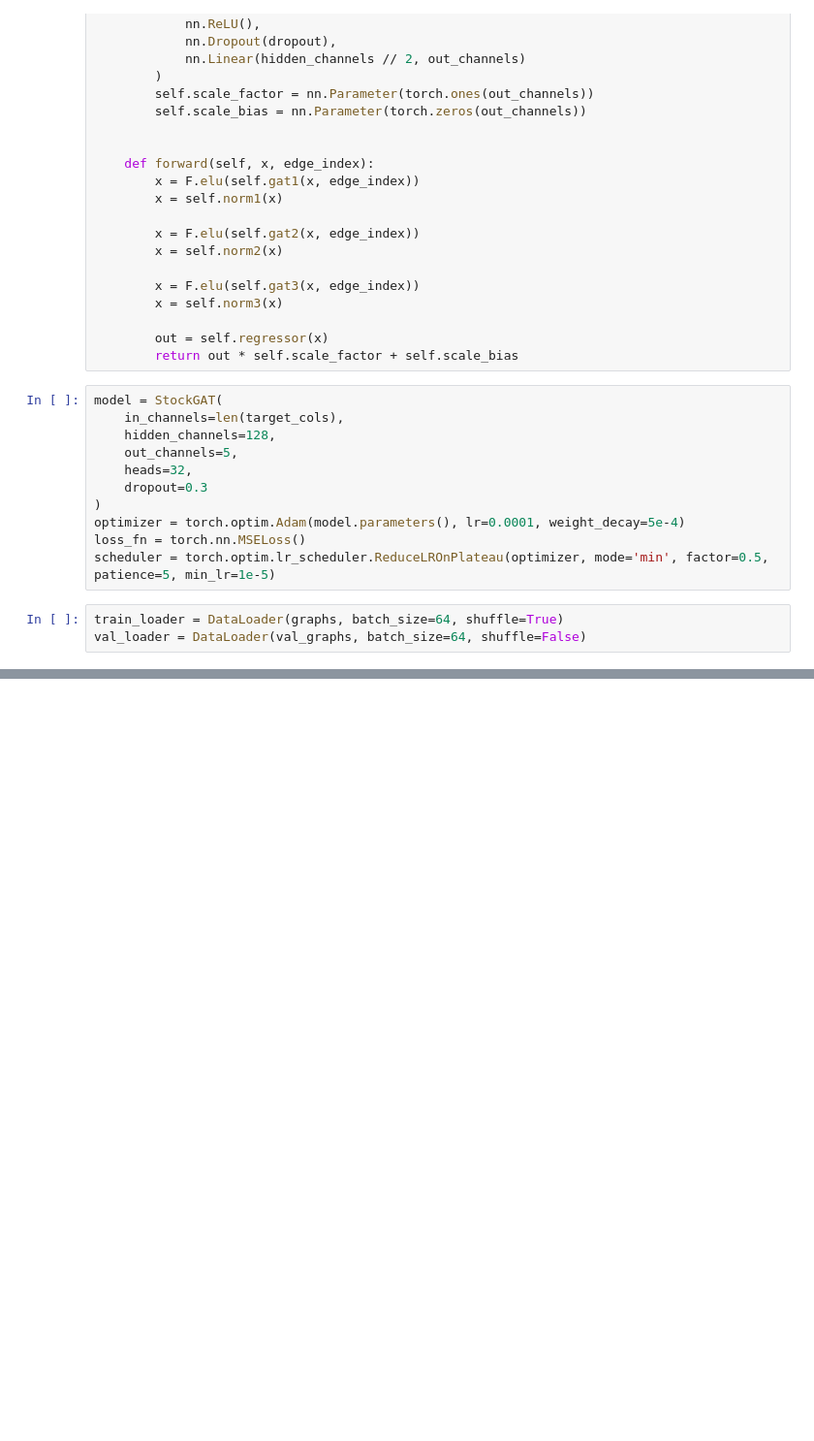
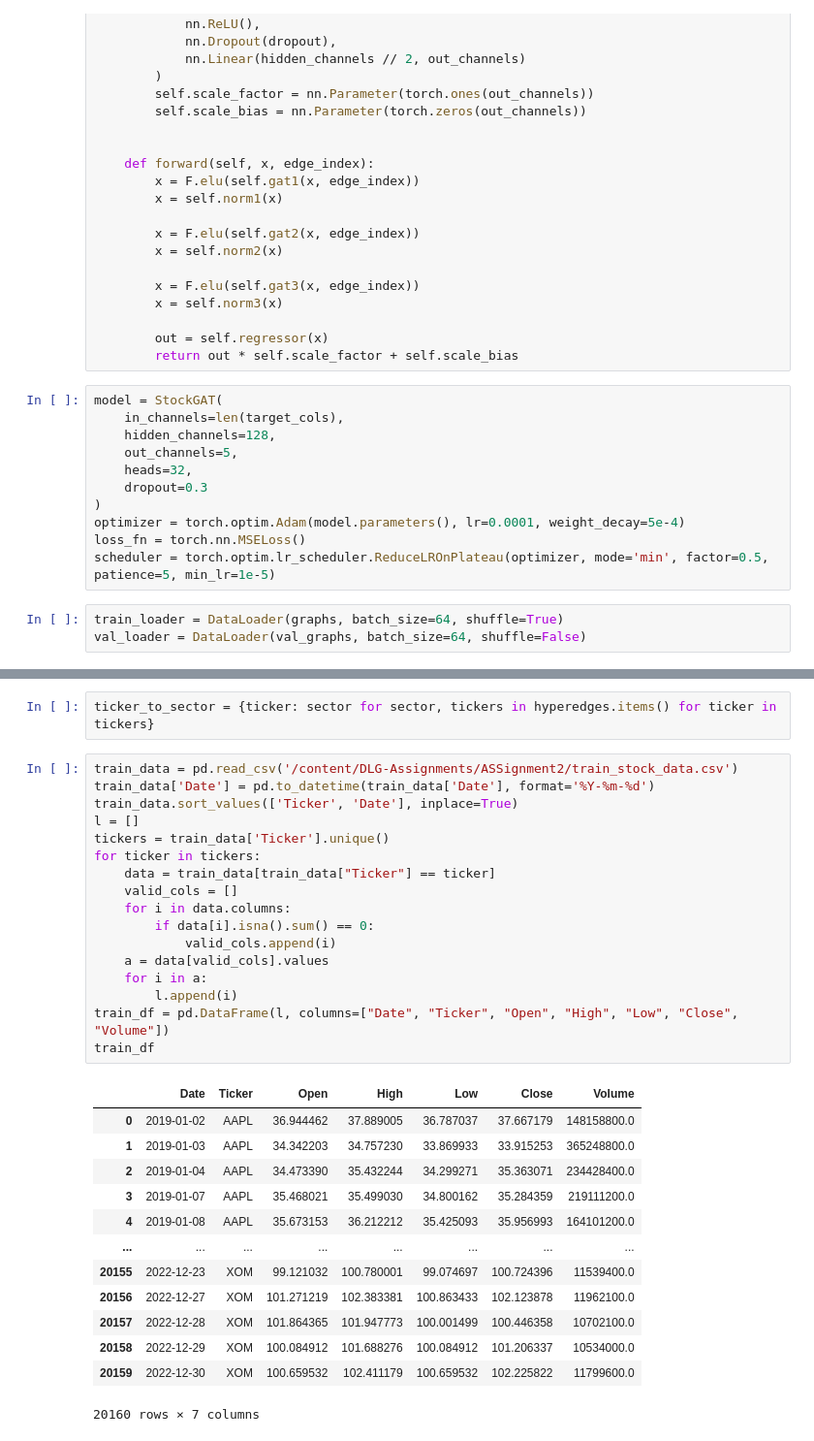
Before and after one commit to broccubali/DLG-Assignments, a Jupyter notebook: ASSignment2/FINAL_ADD_ALL_THINGS_HERE.ipynb, the cells around one changed output, grey strips where cells are left out. Shown at 97% size. Saved outputs shown, nothing was run; the diff lists cells and outputs as text; blank space fills up the shorter version.

```diff
--- a/ASSignment2/FINAL_ADD_ALL_THINGS_HERE.ipynb
+++ b/ASSignment2/FINAL_ADD_ALL_THINGS_HERE.ipynb
@@ -584,0 +650,33 @@ RuntimeError: mat1 and mat2 shapes cannot be multiplied (1280x9 and 5x4096)
+# %%
+ticker_to_sector = {ticker: sector for sector, tickers in hyperedges.items() for ticker in tickers}
+# %%
+train_data = pd.read_csv('/content/DLG-Assignments/ASSignment2/train_stock_data.csv')
+train_data['Date'] = pd.to_datetime(train_data['Date'], format='%Y-%m-%d')
+train_data.sort_values(['Ticker', 'Date'], inplace=True)
+l = []
+tickers = train_data['Ticker'].unique()
+for ticker in tickers:
+    data = train_data[train_data["Ticker"] == ticker]
+    valid_cols = []
+    for i in data.columns:
+        if data[i].isna().sum() == 0:
+            valid_cols.append(i)
+    a = data[valid_cols].values
+    for i in a:
+        l.append(i)
+train_df = pd.DataFrame(l, columns=["Date", "Ticker", "Open", "High", "Low", "Close", "Volume"])
+train_df
+# %% [output]
+|  | Date | Ticker | Open | High | Low | Close | Volume |
+| 0 | 2019-01-02 | AAPL | 36.944462 | 37.889005 | 36.787037 | 37.667179 | 148158800.0 |
+| 1 | 2019-01-03 | AAPL | 34.342203 | 34.757230 | 33.869933 | 33.915253 | 365248800.0 |
+| 2 | 2019-01-04 | AAPL | 34.473390 | 35.432244 | 34.299271 | 35.363071 | 234428400.0 |
+| 3 | 2019-01-07 | AAPL | 35.468021 | 35.499030 | 34.800162 | 35.284359 | 219111200.0 |
+| 4 | 2019-01-08 | AAPL | 35.673153 | 36.212212 | 35.425093 | 35.956993 | 164101200.0 |
+| ... | ... | ... | ... | ... | ... | ... | ... |
+| 20155 | 2022-12-23 | XOM | 99.121032 | 100.780001 | 99.074697 | 100.724396 | 11539400.0 |
+| 20156 | 2022-12-27 | XOM | 101.271219 | 102.383381 | 100.863433 | 102.123878 | 11962100.0 |
+| 20157 | 2022-12-28 | XOM | 101.864365 | 101.947773 | 100.001499 | 100.446358 | 10702100.0 |
+| 20158 | 2022-12-29 | XOM | 100.084912 | 101.688276 | 100.084912 | 101.206337 | 10534000.0 |
+| 20159 | 2022-12-30 | XOM | 100.659532 | 102.411179 | 100.659532 | 102.225822 | 11799600.0 |
+20160 rows × 7 columns
```
Also changed, not shown: parts of 19 cells of this notebook.
